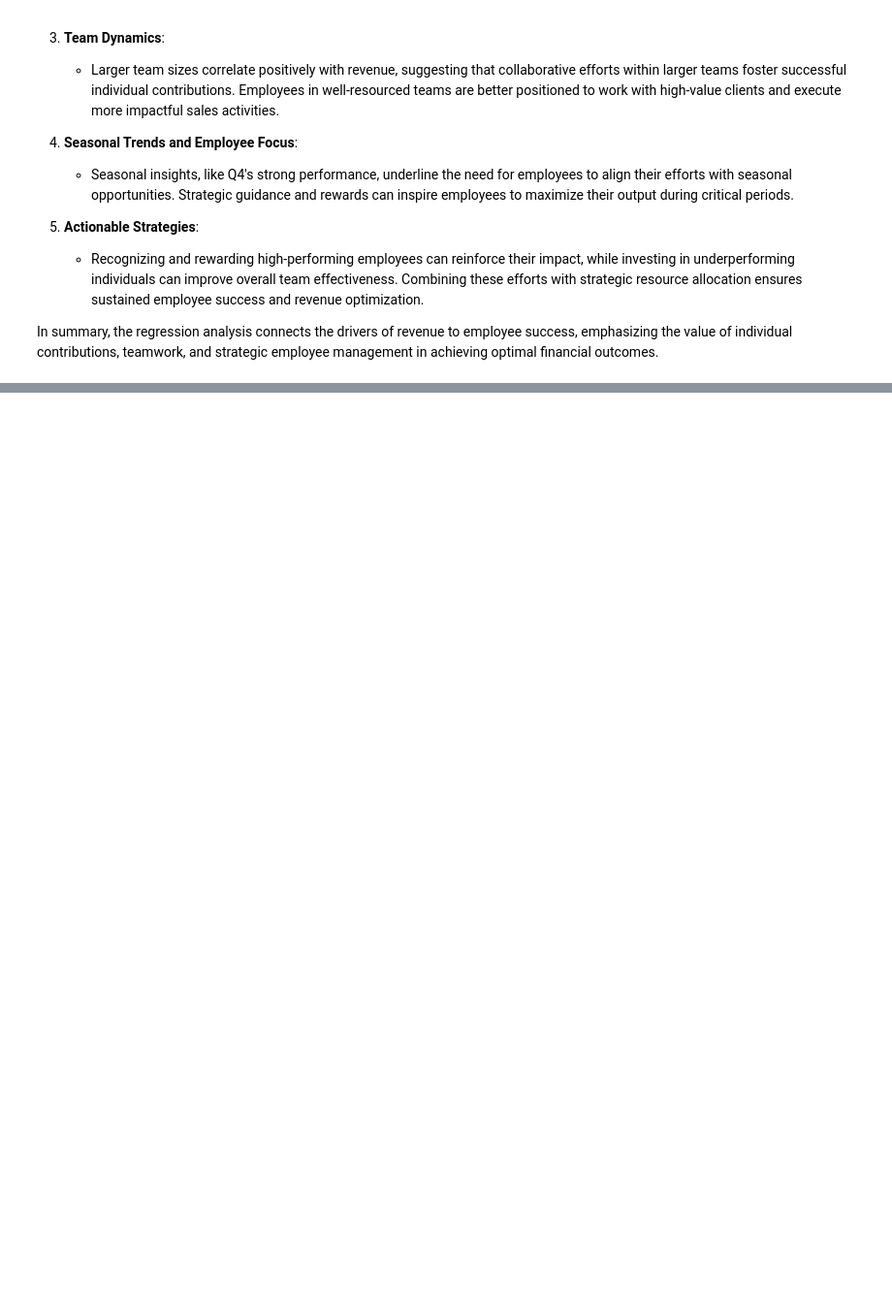
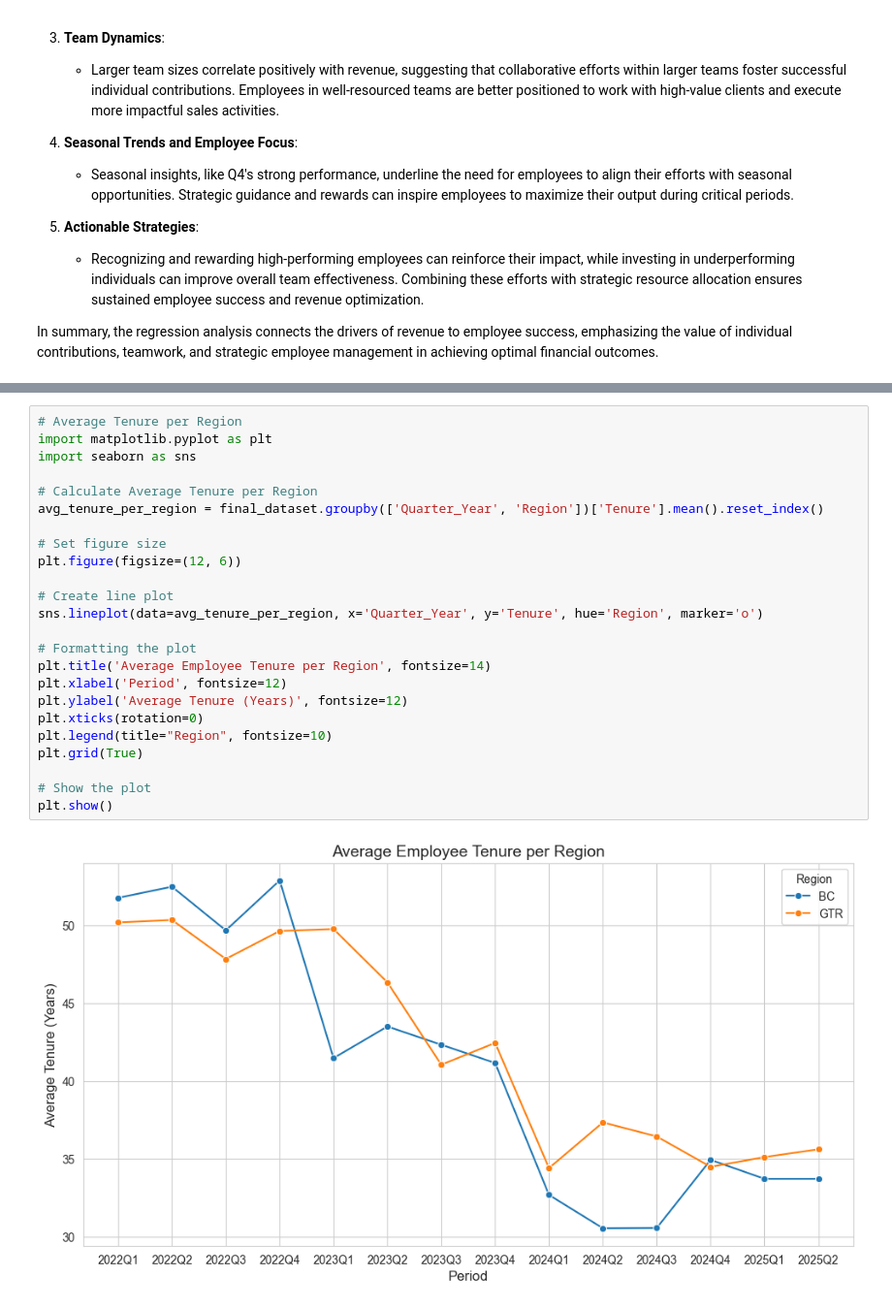
Before and after one commit to mkdataprofessional/forecast_bank, a Jupyter notebook: forecast/forecast.ipynb, the cells around one changed output, grey strips where cells are left out. Shown at 97% size. Cells and saved outputs as stored; diff of their text form; blank space fills up the shorter version.

```diff
--- a/forecast/forecast.ipynb
+++ b/forecast/forecast.ipynb
@@ -931,0 +1011,26 @@ In summary, the regression analysis connects the drivers of revenue to employee
+# %%
+# Average Tenure per Region
+import matplotlib.pyplot as plt
+import seaborn as sns
+
+# Calculate Average Tenure per Region
+avg_tenure_per_region = final_dataset.groupby(['Quarter_Year', 'Region'])['Tenure'].mean().reset_index()
+
+# Set figure size
+plt.figure(figsize=(12, 6))
+
+# Create line plot
+sns.lineplot(data=avg_tenure_per_region, x='Quarter_Year', y='Tenure', hue='Region', marker='o')
+
+# Formatting the plot
+plt.title('Average Employee Tenure per Region', fontsize=14)
+plt.xlabel('Period', fontsize=12)
+plt.ylabel('Average Tenure (Years)', fontsize=12)
+plt.xticks(rotation=0)
+plt.legend(title="Region", fontsize=10)
+plt.grid(True)
+
+# Show the plot
+plt.show()
+# %% [output]
+[figure, added]
```
Also changed, not shown: parts of 32 cells of this notebook.
